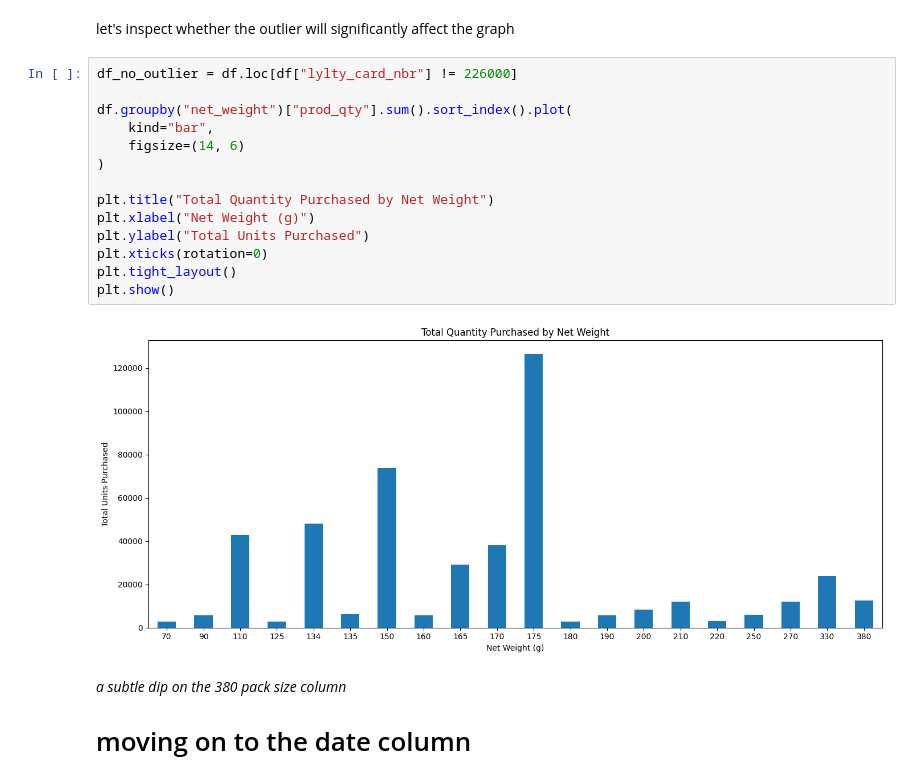
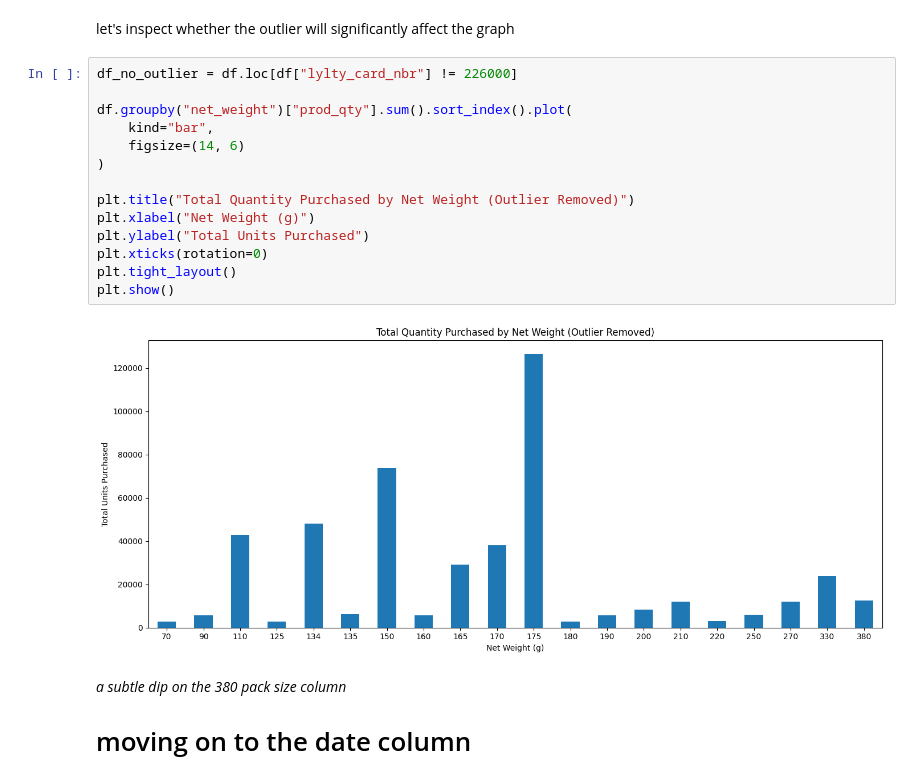
Before and after one commit to J0NA1RON/retail-customer-segmentation, a Jupyter notebook: notebooks/DATA PREPARATION.ipynb, the cells around one changed output. Drawn from its saved outputs; the diff is of its cells as text.

```diff
--- a/notebooks/DATA PREPARATION.ipynb
+++ b/notebooks/DATA PREPARATION.ipynb
@@ -392,19 +392,19 @@ let's inspect whether the outlier will significantly affect the graph
 # %%
 df_no_outlier = df.loc[df["lylty_card_nbr"] != 226000]
 
 df.groupby("net_weight")["prod_qty"].sum().sort_index().plot(
     kind="bar",
     figsize=(14, 6)
 )
 
-plt.title("Total Quantity Purchased by Net Weight")
+plt.title("Total Quantity Purchased by Net Weight (Outlier Removed)")
 plt.xlabel("Net Weight (g)")
 plt.ylabel("Total Units Purchased")
 plt.xticks(rotation=0)
 plt.tight_layout()
 plt.show()
 # %% [output]
-[figure, old version]
+[figure, new version]
 # %% [markdown]
 *a subtle dip on the 380 pack size column*
 
```
Also changed, not shown: parts of 3 cells of this notebook.
